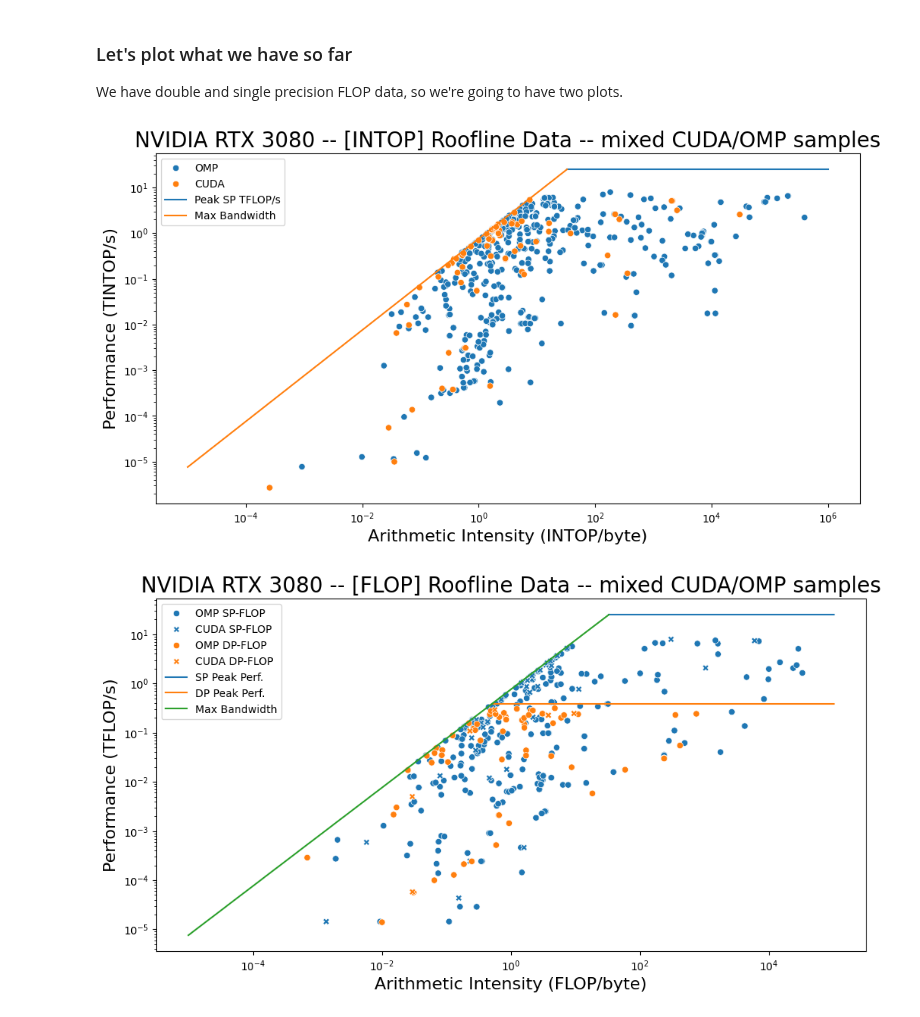
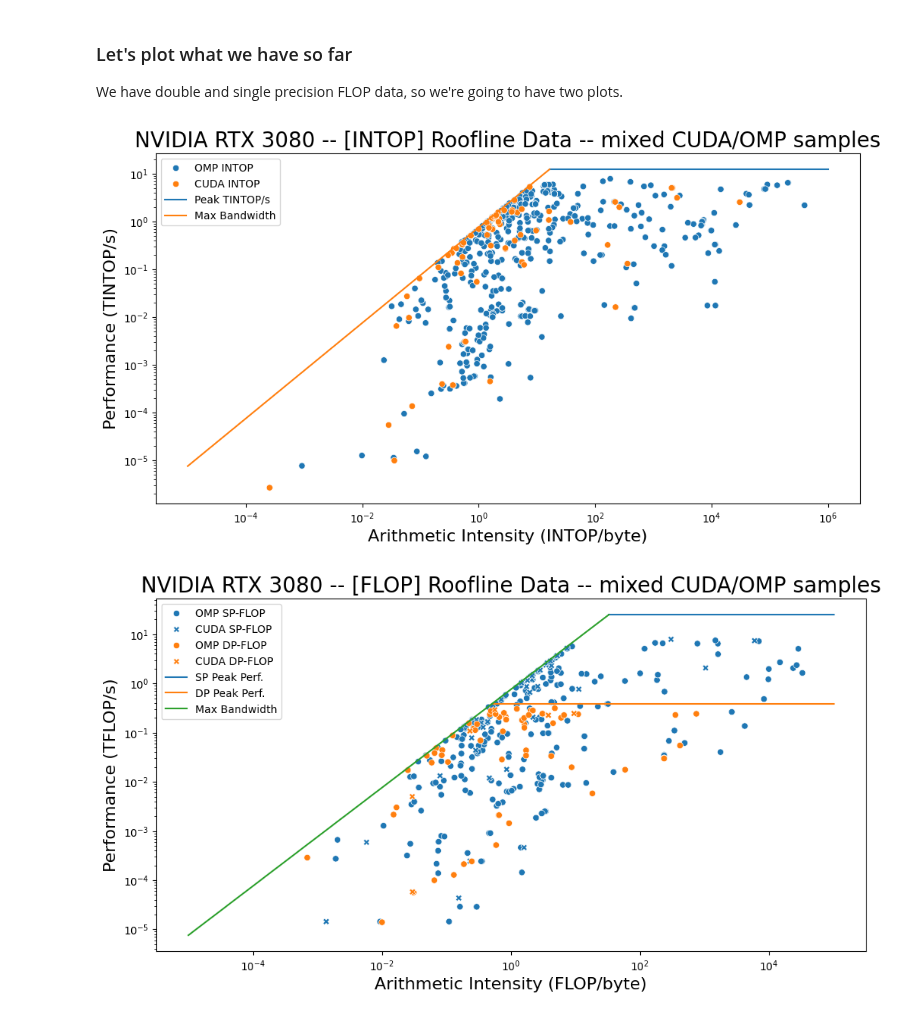
Before and after one commit to Scientific-Computing-Lab/ParallelCodeEstimation, a Jupyter notebook: analysis/visualizeGatheredData-withLaunchData.ipynb, the cells around one changed output. Saved outputs shown, nothing was run; the diff lists cells and outputs as text; code cells hidden in the pictures.

Commit message:
fixed INTOP plot

```diff
--- a/analysis/visualizeGatheredData-withLaunchData.ipynb
+++ b/analysis/visualizeGatheredData-withLaunchData.ipynb
@@ -14,6 +14,7 @@ gpuName = 'NVIDIA RTX 3080'
 baseClockGhz = 1.440e9
 SPinstPerCyclePerSM = 128
 DPinstPerCyclePerSM = 2
+intInstPerCyclePerSM = 64
 numSMs = 68
 numFMAopPerInst = 2
 tflopPerflop = 1e-12
@@ -21,6 +22,8 @@ tflopPerflop = 1e-12
 spOPMaxPerfTFLOP = SPinstPerCyclePerSM * numSMs * baseClockGhz * numFMAopPerInst * tflopPerflop
 dpOPMaxPerfTFLOP = DPinstPerCyclePerSM * numSMs * baseClockGhz * numFMAopPerInst * tflopPerflop
 
+intOPMaxPerfTFLOP = intInstPerCyclePerSM * numSMs * baseClockGhz * numFMAopPerInst * tflopPerflop
+
 # get this from your GPU vendor specs, mine was 760.3 GB/s
 maxBandwidthTBPerSec = 0.7603
 
@@ -168,34 +171,35 @@ We have double and single precision FLOP data, so we're going to have two plots.
 # %%
 # it should be noted that samples with AI=0 and Perf=0 will not show on this plot
 
 # Interesting question: why does the INTOP data fit the same FLOP roofline??
 # are the ALUs for FLOP and INTOP tightly-coupled?
 
 fig, ax = plt.subplots(1, figsize=(12,6))
 
 sns.scatterplot(df, x='intAI', y='intPerf', hue='language', ax=ax)
 #sns.scatterplot(df, x='dpAI', y='dpPerf', ax=ax)
 
-# plot the SPOPS roofline line
-ax.plot([spOPMaxPerfTFLOP/maxBandwidthTBPerSec, 1e6], [spOPMaxPerfTFLOP,spOPMaxPerfTFLOP], label='Peak SP TFLOP/s')
+# plot the intOPS roofline line
+ax.plot([intOPMaxPerfTFLOP/maxBandwidthTBPerSec, 1e6], [intOPMaxPerfTFLOP,intOPMaxPerfTFLOP], label='Peak SP TFLOP/s')
 
 # plot the roofline slanted line
-ax.plot([1e-5, spOPMaxPerfTFLOP/maxBandwidthTBPerSec], [maxBandwidthTBPerSec*1e-5,spOPMaxPerfTFLOP], label='Max Bandwidth')
+ax.plot([1e-5, intOPMaxPerfTFLOP/maxBandwidthTBPerSec], [maxBandwidthTBPerSec*1e-5,intOPMaxPerfTFLOP], label='Max Bandwidth')
 
 ax.set_yscale('log')
 ax.set_xscale('log')
 
 ax.set_title(f'{gpuName} -- [INTOP] Roofline Data -- mixed CUDA/OMP samples', fontsize=20)
 
 ax.set_xlabel('Arithmetic Intensity (INTOP/byte)', fontsize=16)
 ax.set_ylabel('Performance (TINTOP/s)', fontsize=16)
 
-ax.legend()
-#ax.legend(['INTOP', 'Nsight SP FLOP Peak Perf.', 'Nsight DP FLOP Peak Perf.', 'Nsight Bandwidth'])
+legend = ax.legend()
+legend.labels = ['OMP INTOP', 'CUDA INTOP', 'Peak TINTOP/s', 'Max Bandwidth']
+ax.legend(legend.legend_handles, legend.labels)
 
 plt.show()
 # %% [output]
-[figure, old version]
+[figure, new version]
 # %%
 # it should be noted that samples with dpAI=0 and dpPerf=0 will not show on this plot
 fig, ax = plt.subplots(1, figsize=(12,6))
```
